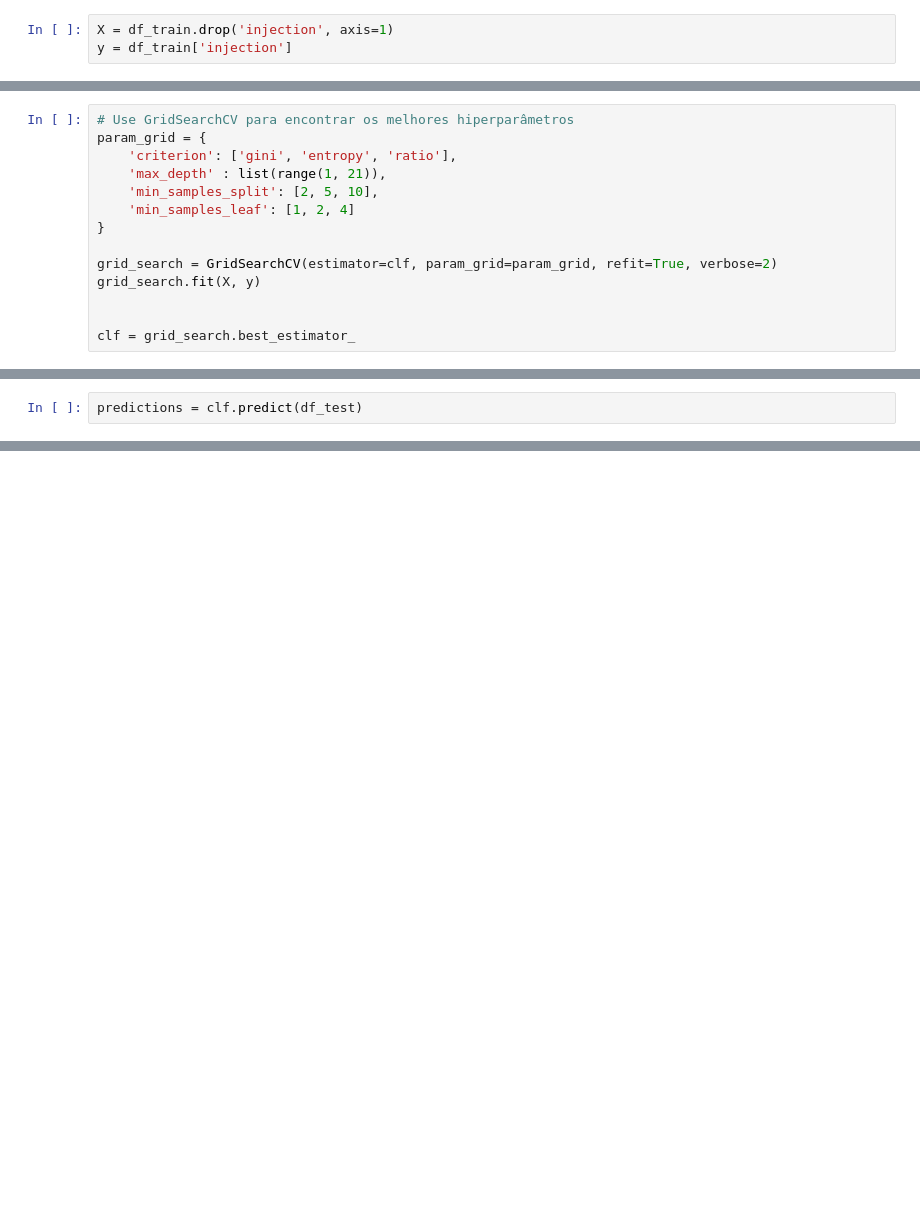
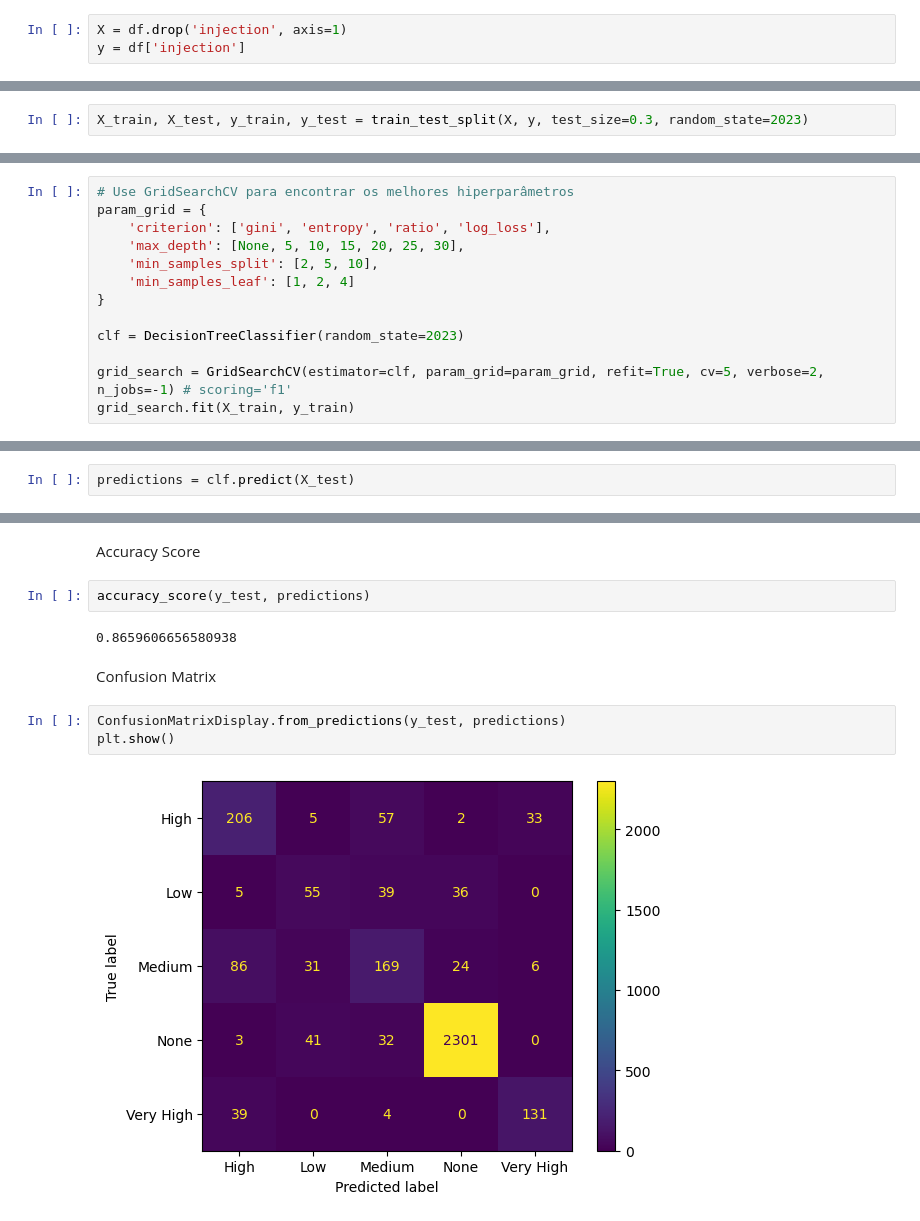
Before and after one commit to goncalobraga27/DAA, a Jupyter notebook: src/parte2/data_models/decision_tree_classifier.ipynb, the cells around one changed output, grey strips where cells are left out. Saved outputs shown, nothing was run; the diff lists cells and outputs as text; blank space fills up the shorter version.

```diff
--- a/src/parte2/data_models/decision_tree_classifier.ipynb
+++ b/src/parte2/data_models/decision_tree_classifier.ipynb
@@ -12,3 +13,3 @@ df_test = pd.read_csv('../../../datasets/parte2/teste/dataset_prepared.csv')
 # %%
-X = df_train.drop('injection', axis=1)
-y = df_train['injection']
+X = df.drop('injection', axis=1)
+y = df['injection']
@@ -16,0 +20,2 @@ clf = DecisionTreeClassifier(random_state=2023)
+# %%
+X_train, X_test, y_train, y_test = train_test_split(X, y, test_size=0.3, random_state=2023)
@@ -17,15 +26,14 @@ clf = DecisionTreeClassifier(random_state=2023)
 # %%
 # Use GridSearchCV para encontrar os melhores hiperparâmetros
 param_grid = {
-    'criterion': ['gini', 'entropy', 'ratio'],
-    'max_depth' : list(range(1, 21)),
+    'criterion': ['gini', 'entropy', 'ratio', 'log_loss'],
+    'max_depth': [None, 5, 10, 15, 20, 25, 30],
     'min_samples_split': [2, 5, 10],
     'min_samples_leaf': [1, 2, 4]
 }
 
-grid_search = GridSearchCV(estimator=clf, param_grid=param_grid, refit=True, verbose=2)
-grid_search.fit(X, y)
+clf = DecisionTreeClassifier(random_state=2023)
 
-
-clf = grid_search.best_estimator_
+grid_search = GridSearchCV(estimator=clf, param_grid=param_grid, refit=True, cv=5, verbose=2, n_jobs=-1) # scoring='f1'
+grid_search.fit(X_train, y_train)
 # %% [output]
@@ -73,2 +80,2 @@ grid_search.best_params_
 # %%
-predictions = clf.predict(df_test)
+predictions = clf.predict(X_test)
@@ -75 +100,14 @@ predictions = clf.predict(df_test)
+# %% [markdown]
+Accuracy Score
+# %%
+accuracy_score(y_test, predictions)
+# %% [output]
+0.8659606656580938
+# %% [markdown]
+Confusion Matrix
+# %%
+ConfusionMatrixDisplay.from_predictions(y_test, predictions)
+plt.show()
+# %% [output]
+[figure, added]
 # %%
```
Also changed, not shown: parts of 17 cells of this notebook, 3 other files.
